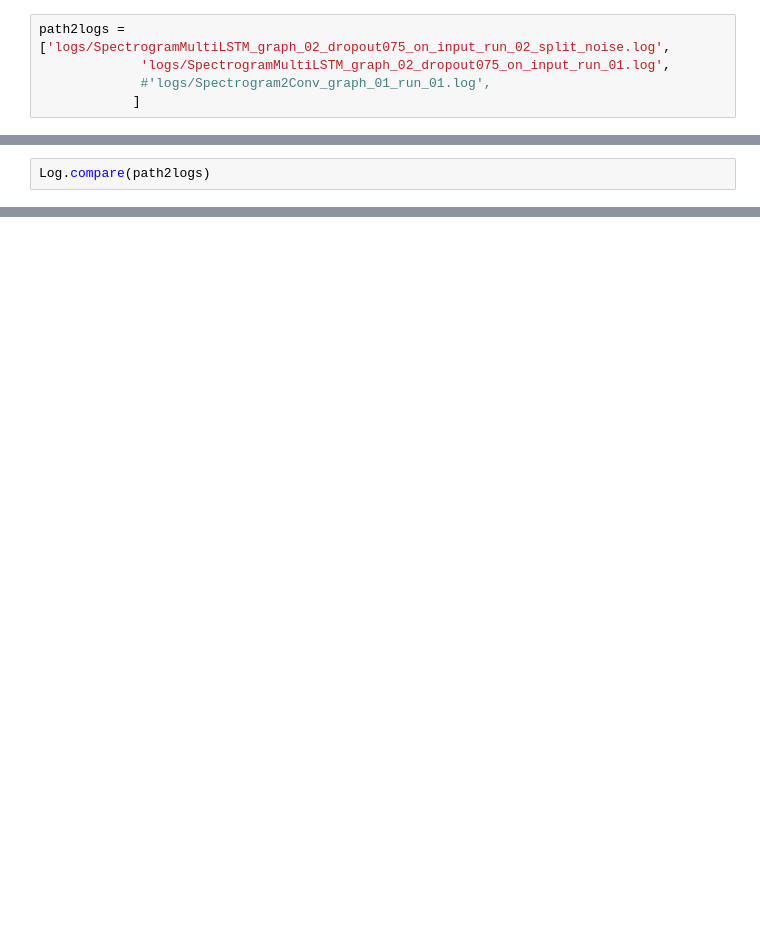
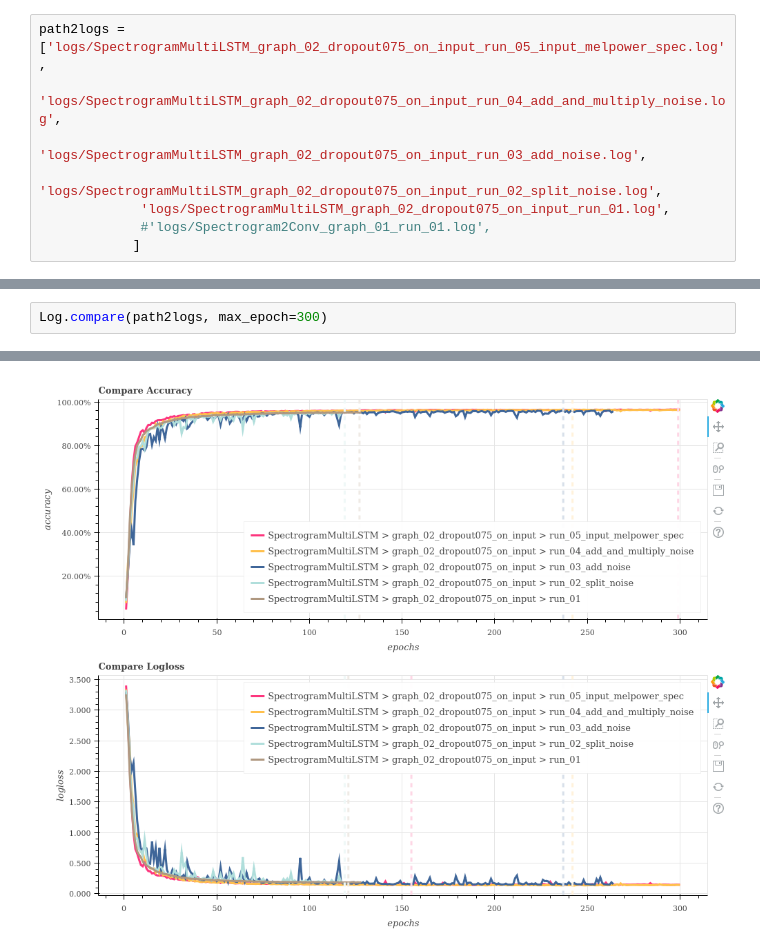
Before and after one commit to kumikokashii/speech-recognition, a Jupyter notebook: log_analysis.ipynb, the cells around one changed output, grey strips where cells are left out. Cells and saved outputs as stored; diff of their text form; blank space fills up the shorter version.

Commit message:
Split & multiply silence. Mel power spectrogram input.

```diff
--- a/log_analysis.ipynb
+++ b/log_analysis.ipynb
@@ -14,7 +14,10 @@ output_notebook()
 Loading BokehJS ...
 [interactive output not drawn]
 # %%
-path2logs = ['logs/SpectrogramMultiLSTM_graph_02_dropout075_on_input_run_02_split_noise.log',
+path2logs = ['logs/SpectrogramMultiLSTM_graph_02_dropout075_on_input_run_05_input_melpower_spec.log',
+             'logs/SpectrogramMultiLSTM_graph_02_dropout075_on_input_run_04_add_and_multiply_noise.log',
+             'logs/SpectrogramMultiLSTM_graph_02_dropout075_on_input_run_03_add_noise.log',
+             'logs/SpectrogramMultiLSTM_graph_02_dropout075_on_input_run_02_split_noise.log',
              'logs/SpectrogramMultiLSTM_graph_02_dropout075_on_input_run_01.log',
              #'logs/Spectrogram2Conv_graph_01_run_01.log',
             ]
@@ -28,3 +30,3 @@ log.show_progress()
 # %%
-Log.compare(path2logs)
+Log.compare(path2logs, max_epoch=300)
 # %% [output]
@@ -32,0 +33 @@ Log.compare(path2logs)
+[figure, added]
```
Also changed, not shown: parts of 3 cells of this notebook, 8 other files.
